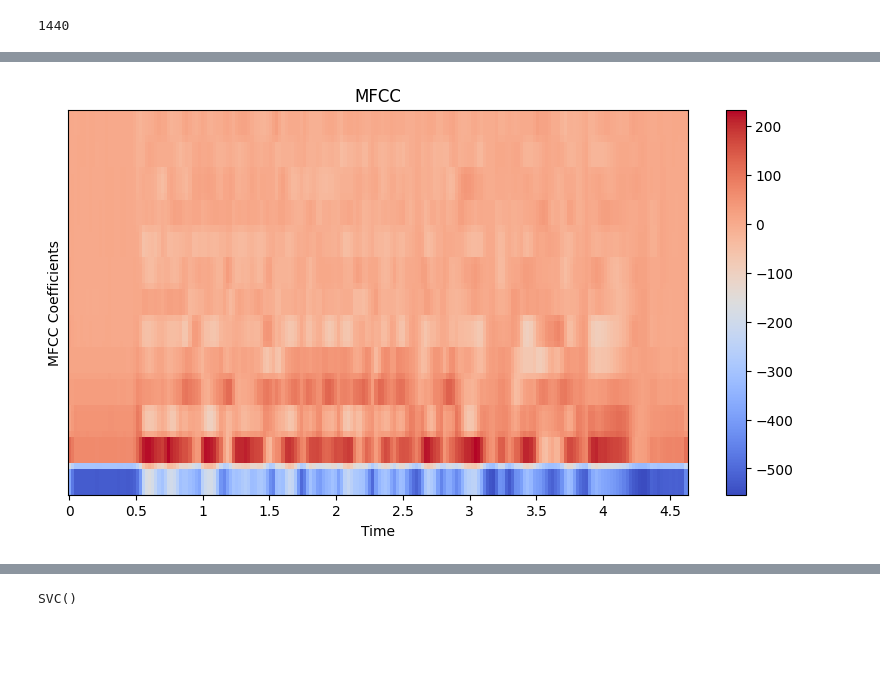
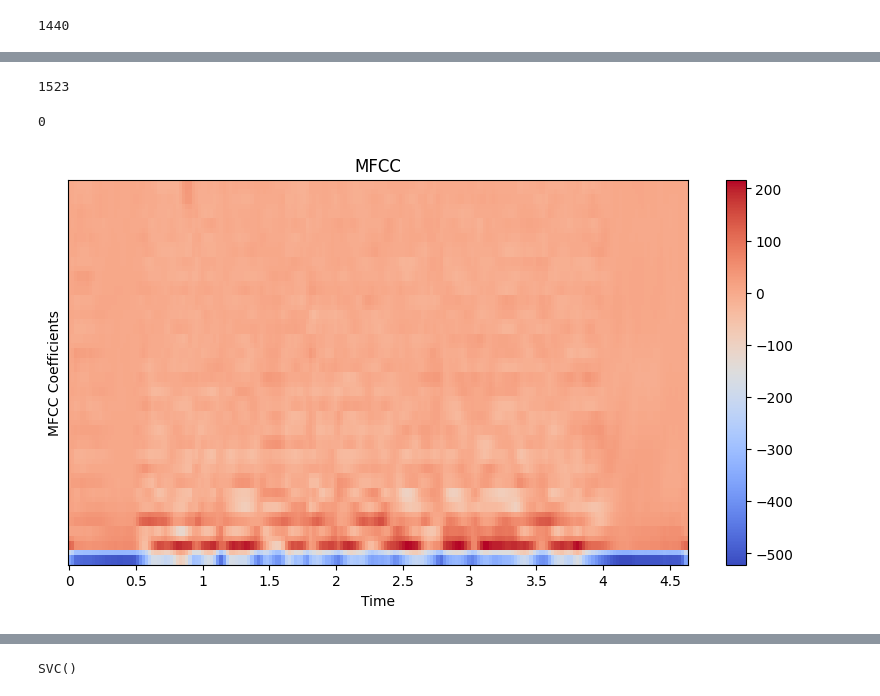
Before and after one commit to Ruthamey1/speech_emotion, a Jupyter notebook: plt_spectogram.ipynb, the cells around one changed output, grey strips where cells are left out. Saved outputs shown, nothing was run; the diff lists cells and outputs as text; code cells hidden in the pictures; blank space fills up the shorter version.

Commit message:
Experimentaion with MFCC features

```diff
--- a/plt_spectogram.ipynb
+++ b/plt_spectogram.ipynb
@@ -126,0 +158,17 @@ data = data.reset_index()
+# %%
+fig, axes = plt.subplots(1, 3, figsize=(12, 4))
+
+sad_examples = ['savee_dataset/KL_f07.wav',
+               'ravdess_dataset/Actor_09/03-01-06-01-01-01-09.wav',
+                'savee_dataset/JK_f01.wav']
+
+for i, sad in enumerate(sad_examples):
+    file = os.path.join(sad)
+    y, sr = librosa.load(file)
+    mfccs = librosa.feature.mfcc(y=y, sr=sr, n_mfcc=13, fmax=400, fmin=90)
+    ax = axes.flatten()[i]
+    librosa.display.specshow(mfccs, x_axis='time', ax=ax)
+
+plt.suptitle('MFCC Spectrograms Highlighting the Emotion Fear')
+plt.tight_layout()
+plt.show()
@@ -126,0 +177,23 @@ data = data.reset_index()
+# %%
+fig, axes = plt.subplots(1, 3, figsize=(12, 4))
+
+sd_examples = ['savee_dataset/JK_a01.wav', 'savee_dataset/JK_a15.wav',
+                'savee_dataset/KL_a07.wav', 'crema_d_dataset/1042_ITS_ANG_XX.wav',
+               'crema_d_dataset/1057_ITS_ANG_XX.wav', 'crema_d_dataset/1009_IWL_ANG_XX.wav',
+               'ravdess_dataset/Actor_09/03-01-05-01-01-01-09.wav',
+                'ravdess_dataset/Actor_13/03-01-05-02-02-01-13.wav',
+                'ravdess_dataset/Actor_13/03-01-05-01-01-01-13.wav']
+
+sad_examples = ['savee_dataset/JK_a01.wav', 'savee_dataset/KL_a07.wav',
+               'crema_d_dataset/1057_ITS_ANG_XX.wav']
+
+for i, sad in enumerate(sad_examples):
+    file = os.path.join(sad)
+    y, sr = librosa.load(file)
+    mfccs = librosa.feature.mfcc(y=y, sr=sr, n_mfcc=13, fmax=400, fmin=90)
+    ax = axes.flatten()[i]
+    librosa.display.specshow(mfccs, x_axis='time', ax=ax)
+
+plt.suptitle('MFCC Spectrograms Highlighting the Emotion Anger')
+plt.tight_layout()
+plt.show()
@@ -127,3 +202,21 @@ data = data.reset_index()
+# %%
+count = 0
+for i in range(len(data)):
+    if data.loc[i, 'Emotions'] == 'anger':
+        count+=1
+
+print(count)
+# %% [output]
+1523
+# %%
+count = 0
+for i in range(len(data)):
+    if data.loc[i, 'Emotions'] == 'disgust':
+        count+=1
+
+print(count)
+# %% [output]
+0
 # %%
 mfcc_spec=[]
 def turning_mfcc(data):
@@ -142,11 +235,11 @@ def turning_mfcc(data):
 turning_mfcc(data)
 # %%
 plt.figure(figsize=(10, 5))
-librosa.display.specshow(mfcc_spec[1], x_axis='time')
+librosa.display.specshow(mfcc_spec[0], x_axis='time')
 plt.colorbar()
 plt.title('MFCC')
 plt.xlabel('Time')
 plt.ylabel('MFCC Coefficients')
 plt.show()
 # %% [output]
-[figure, old version]
+[figure, new version]
```
Also changed, not shown: parts of 37 cells of this notebook, 34 other files.
